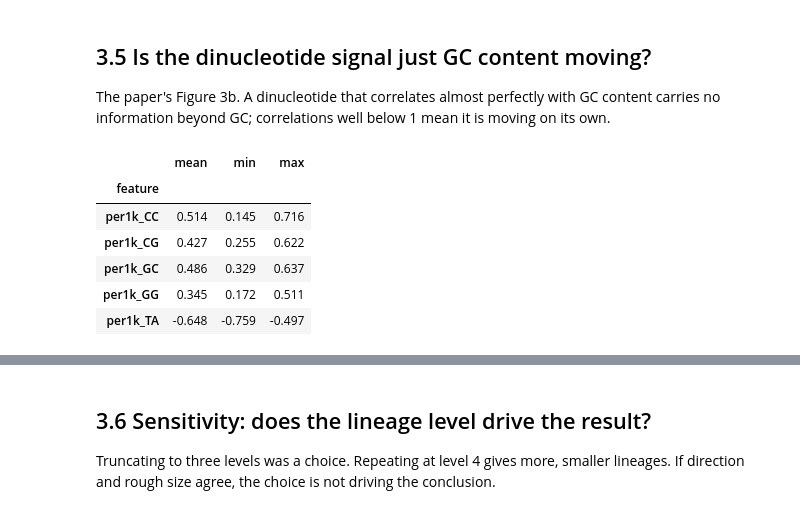
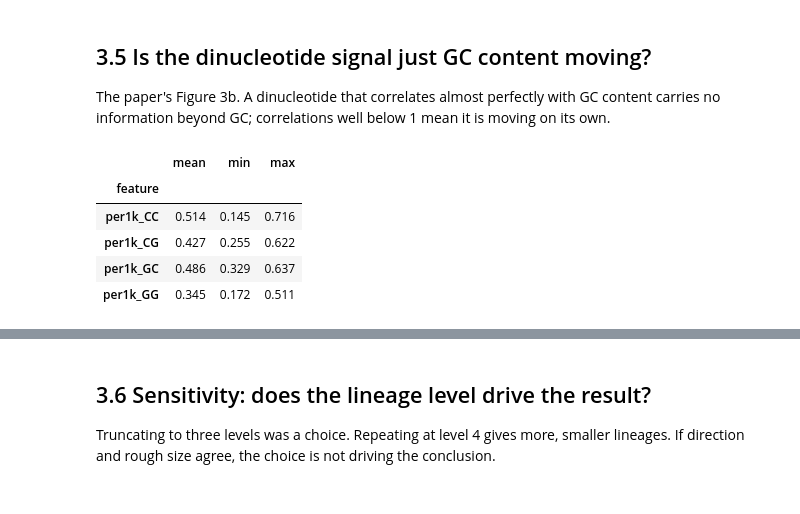
Before and after one commit to Wlimni/RSV, a Jupyter notebook: notebooks/03_lineage_trends.ipynb, the cells around one changed output, grey strips where cells are left out. Saved outputs shown, nothing was run; the diff lists cells and outputs as text; code cells hidden in the pictures.

```diff
--- a/notebooks/03_lineage_trends.ipynb
+++ b/notebooks/03_lineage_trends.ipynb
@@ -202,16 +202,15 @@ Most slopes keep their direction and rough size, so geography is not generating
 The paper's Figure 3b. A dinucleotide that correlates almost perfectly with GC content carries no information beyond GC; correlations well below 1 mean it is moving on its own.
 # %%
 corr = lineage.gc_vs_dinucleotide_correlation(
-    gdf, ["per1k_CG", "per1k_GC", "per1k_GG", "per1k_CC", "per1k_TA"])
+    gdf, ["per1k_CG", "per1k_GC", "per1k_GG", "per1k_CC"])
 corr.groupby("feature").r.agg(["mean", "min", "max"]).round(3)
 # %% [output]
 |  | mean | min | max |
 | feature |  |  |  |
 | per1k_CC | 0.514 | 0.145 | 0.716 |
 | per1k_CG | 0.427 | 0.255 | 0.622 |
 | per1k_GC | 0.486 | 0.329 | 0.637 |
 | per1k_GG | 0.345 | 0.172 | 0.511 |
-| per1k_TA | -0.648 | -0.759 | -0.497 |
 # %%
 show("fig4_gc_correlation.png")
 # %% [output]
```
Also changed, not shown: parts of 6 cells of this notebook, 24 other files.
